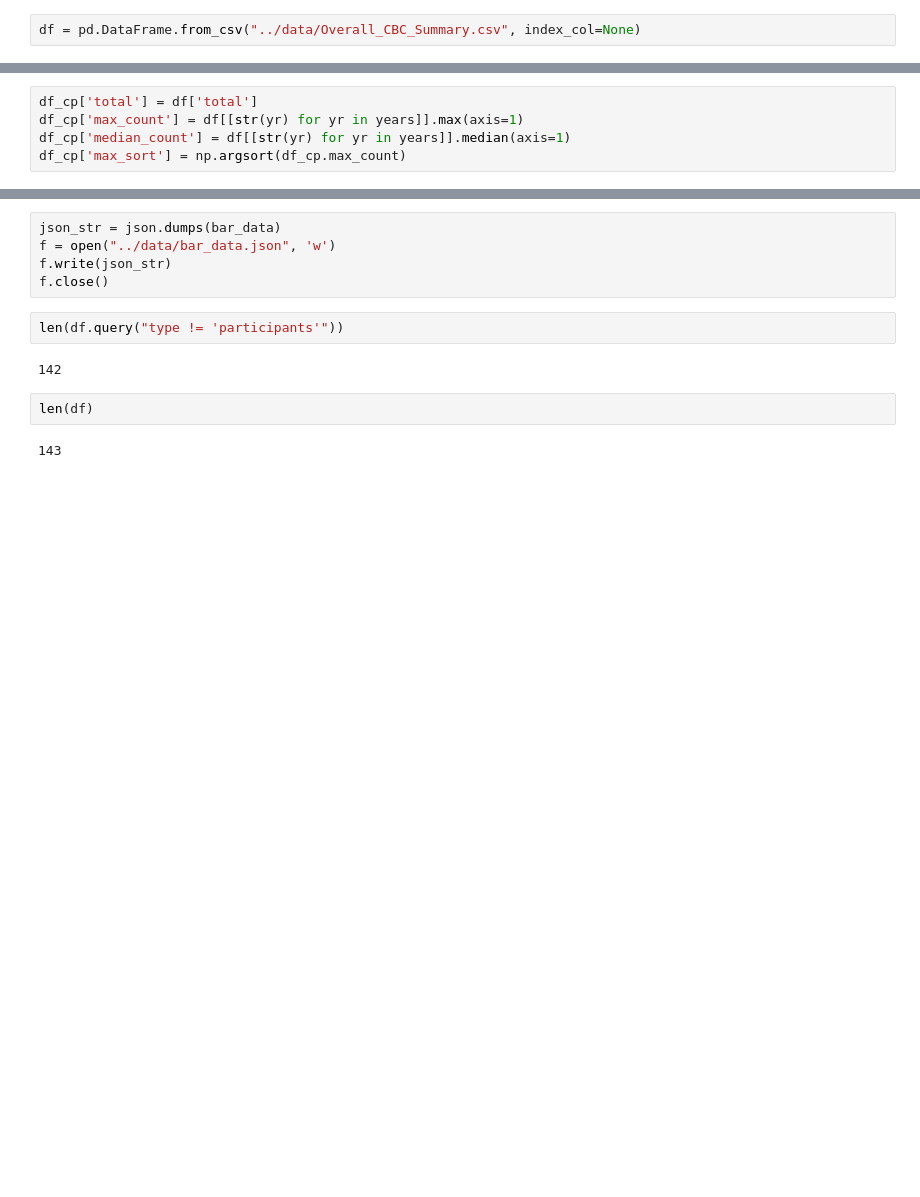
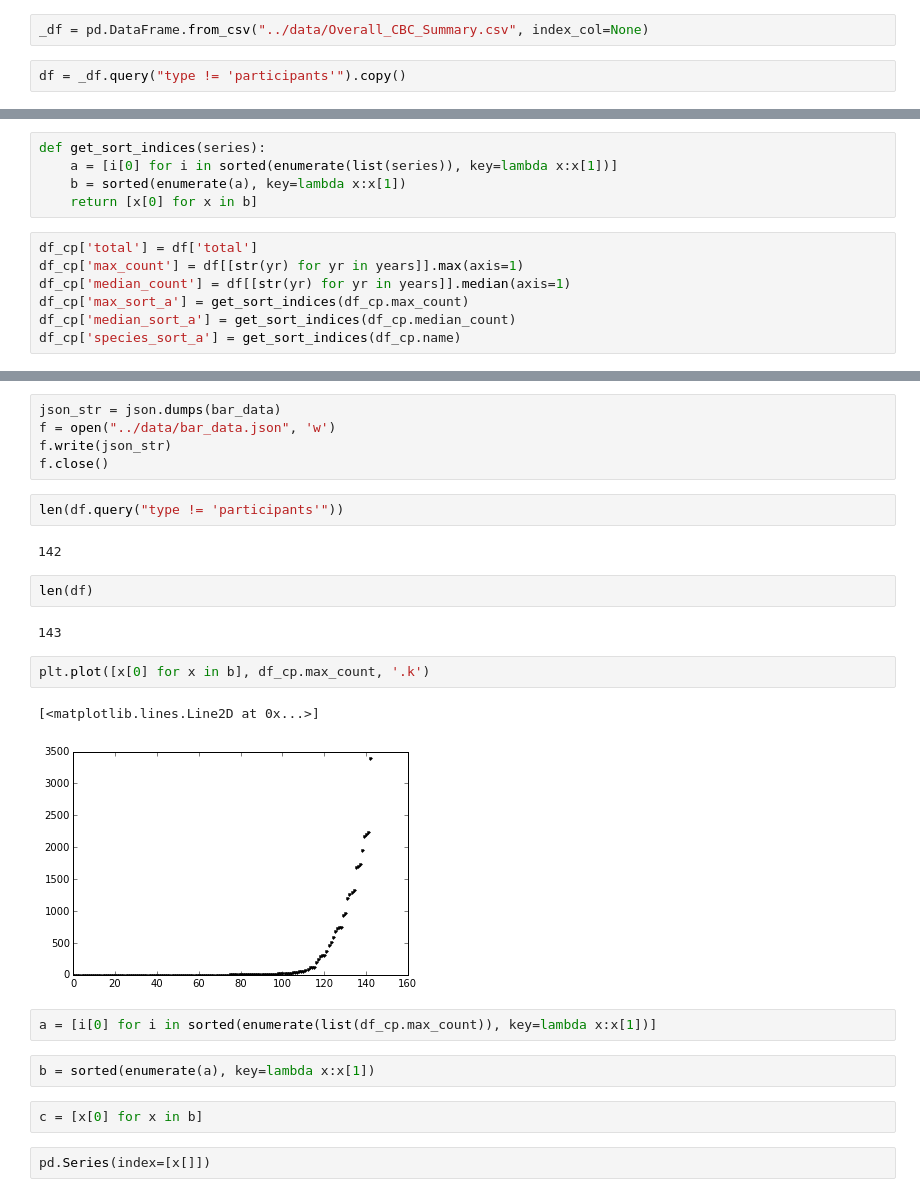
Before and after one commit to smcmurtry/christmas_bird_count, a Jupyter notebook: python/EDA.ipynb, the cells around one changed output, grey strips where cells are left out. Drawn from its saved outputs; the diff is of its cells as text; blank space fills up the shorter version.

```diff
--- a/python/EDA.ipynb
+++ b/python/EDA.ipynb
@@ -3,7 +3,9 @@ import pandas as pd
 from matplotlib import pyplot as plt
 %matplotlib inline
 # %%
-df = pd.DataFrame.from_csv("../data/Overall_CBC_Summary.csv", index_col=None)
+_df = pd.DataFrame.from_csv("../data/Overall_CBC_Summary.csv", index_col=None)
+# %%
+df = _df.query("type != 'participants'").copy()
 # %%
 df = df.fillna(0)
 # %%
@@ -124,8 +115,15 @@ import numpy as np
+# %%
+def get_sort_indices(series):
+    a = [i[0] for i in sorted(enumerate(list(series)), key=lambda x:x[1])]
+    b = sorted(enumerate(a), key=lambda x:x[1])
+    return [x[0] for x in b]
 # %%
 df_cp['total'] = df['total']
 df_cp['max_count'] = df[[str(yr) for yr in years]].max(axis=1)
 df_cp['median_count'] = df[[str(yr) for yr in years]].median(axis=1)
-df_cp['max_sort'] = np.argsort(df_cp.max_count)
+df_cp['max_sort_a'] = get_sort_indices(df_cp.max_count)
+df_cp['median_sort_a'] = get_sort_indices(df_cp.median_count)
+df_cp['species_sort_a'] = get_sort_indices(df_cp.name)
 # %%
 def _int(val):
     return 'CP' if val=='CP' else int(val)
@@ -178,3 +171,16 @@ len(df.query("type != 'participants'"))
 len(df)
 # %% [output]
 143
+# %%
+plt.plot([x[0] for x in b], df_cp.max_count, '.k')
+# %% [output]
+[<matplotlib.lines.Line2D at 0x...>]
+[figure, added]
+# %%
+a = [i[0] for i in sorted(enumerate(list(df_cp.max_count)), key=lambda x:x[1])]
+# %%
+b = sorted(enumerate(a), key=lambda x:x[1])
+# %%
+c = [x[0] for x in b]
+# %%
+pd.Series(index=[x[]])
```
Also changed, not shown: parts of 8 cells of this notebook, 2 other files.
